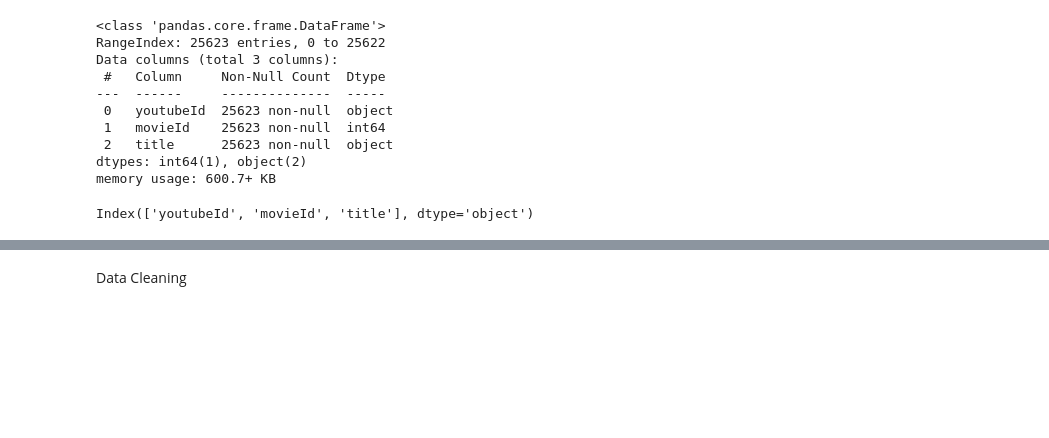
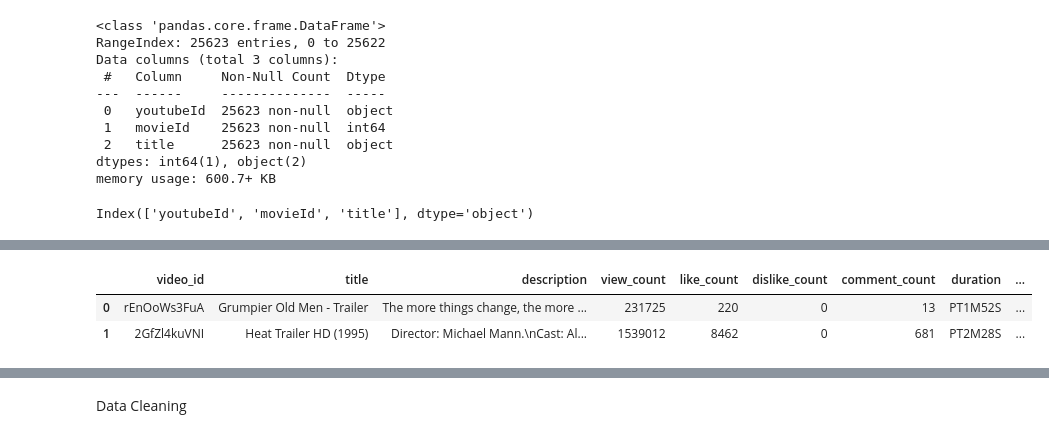
Before and after one commit to akinolu52/youtube-video-comment-analytics, a Jupyter notebook: app.ipynb, the cells around one changed output, grey strips where cells are left out. Cells and saved outputs as stored; diff of their text form; code cells hidden in the pictures; blank space fills up the shorter version.

```diff
--- a/app.ipynb
+++ b/app.ipynb
@@ -411,5 +426,9 @@ fetcher.fetch_and_process_data(df)
 df = pd.read_csv('./youtube_data.csv')
 # %%
-df.head()
+df.head(2)
+# %% [output]
+|  | video_id | title | description | view_count | like_count | dislike_count | comment_count | duration | ... |
+| 0 | rEnOoWs3FuA | Grumpier Old Men - Trailer | The more things change, the more ... | 231725 | 220 | 0 | 13 | PT1M52S | ... |
+| 1 | 2GfZl4kuVNI | Heat Trailer HD (1995) | Director: Michael Mann.\nCast: Al... | 1539012 | 8462 | 0 | 681 | PT2M28S | ... |
 # %%
 df.shape
```
Also changed, not shown: parts of 13 cells of this notebook, 2 other files.
